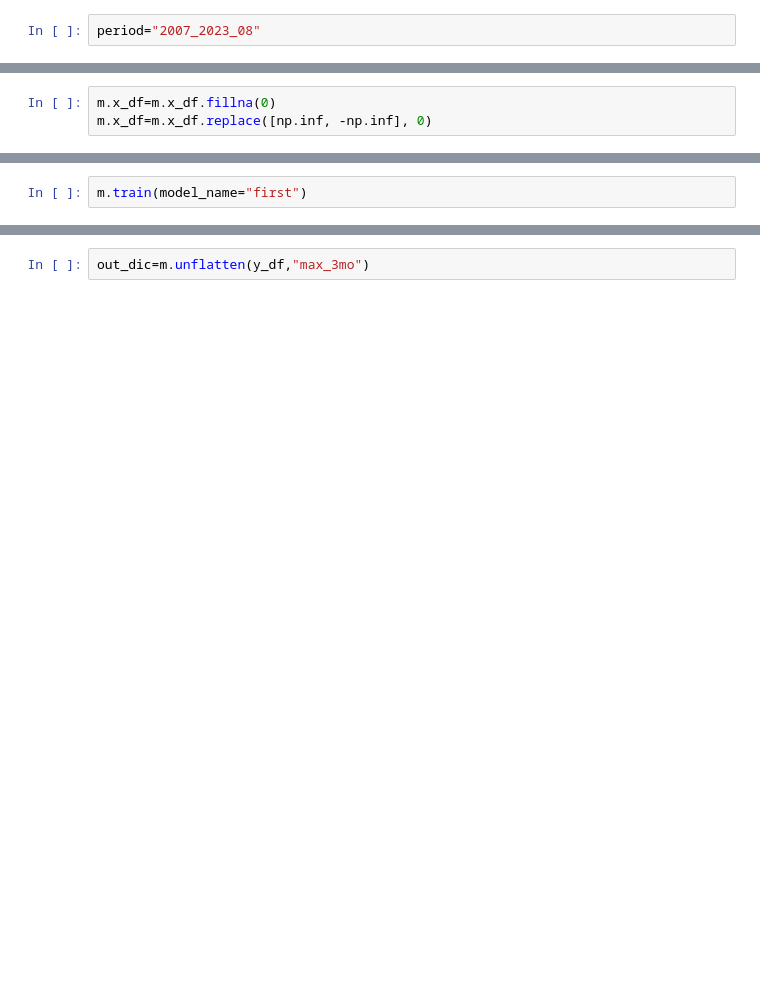
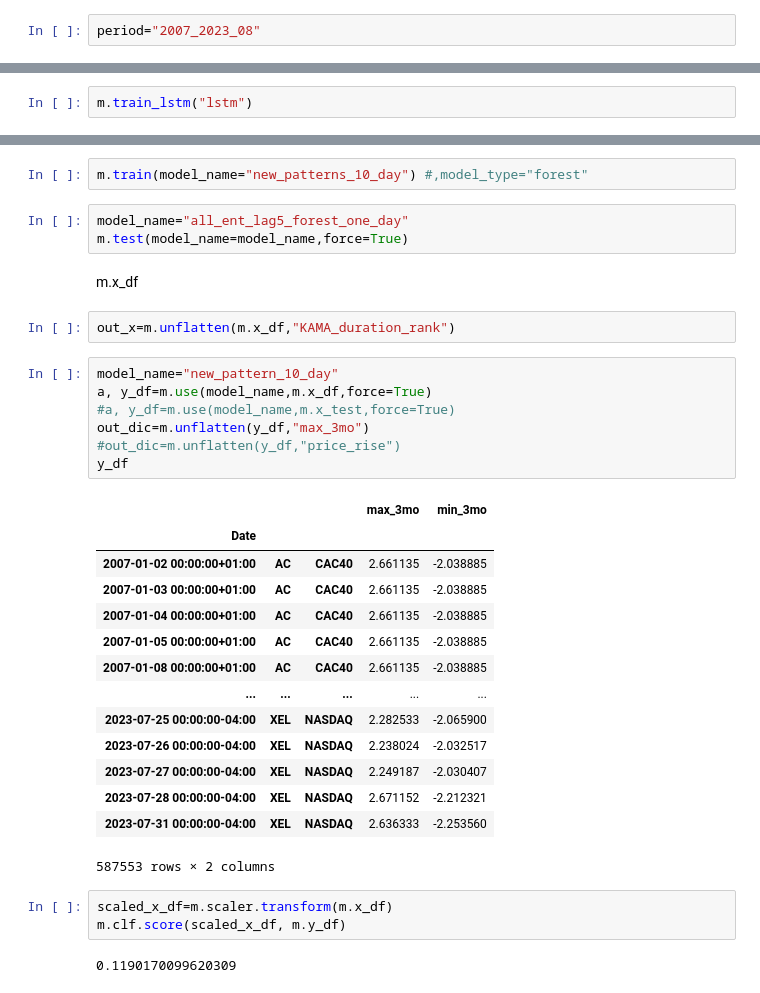
Before and after one commit to psemdel/py-trading-bot, a Jupyter notebook: py-trading-bot/jupyter_scripts/ml.ipynb, the cells around one changed output, grey strips where cells are left out. Cells and saved outputs as stored; diff of their text form; blank space fills up the shorter version.

```diff
--- a/py-trading-bot/jupyter_scripts/ml.ipynb
+++ b/py-trading-bot/jupyter_scripts/ml.ipynb
@@ -264,3 +468,0 @@ m.flatten
-# %%
-m.x_df=m.x_df.fillna(0)
-m.x_df=m.x_df.replace([np.inf, -np.inf], 0)
@@ -270,0 +469,2 @@ str
+# %%
+m.train_lstm("lstm")
@@ -277,2 +501,0 @@ m.save("first")
-# %%
-m.train(model_name="first")
@@ -294,3 +502,37 @@ a, y_df=m.use("first",m.x_df)
-# %%
-out_dic=m.unflatten(y_df,"max_3mo")
+# %%
+m.train(model_name="new_patterns_10_day") #,model_type="forest"
+# %%
+model_name="all_ent_lag5_forest_one_day"
+m.test(model_name=model_name,force=True)
+# %% [markdown]
+m.x_df
+# %%
+out_x=m.unflatten(m.x_df,"KAMA_duration_rank")
+# %%
+model_name="new_pattern_10_day"
+a, y_df=m.use(model_name,m.x_df,force=True)
+#a, y_df=m.use(model_name,m.x_test,force=True)
+out_dic=m.unflatten(y_df,"max_3mo")
+#out_dic=m.unflatten(y_df,"price_rise")
+y_df
+# %% [output]
+|  |  |  | max_3mo | min_3mo |
+| Date |  |  |  |  |
+| 2007-01-02 00:00:00+01:00 | AC | CAC40 | 2.661135 | -2.038885 |
+| 2007-01-03 00:00:00+01:00 | AC | CAC40 | 2.661135 | -2.038885 |
+| 2007-01-04 00:00:00+01:00 | AC | CAC40 | 2.661135 | -2.038885 |
+| 2007-01-05 00:00:00+01:00 | AC | CAC40 | 2.661135 | -2.038885 |
+| 2007-01-08 00:00:00+01:00 | AC | CAC40 | 2.661135 | -2.038885 |
+| ... | ... | ... | ... | ... |
+| 2023-07-25 00:00:00-04:00 | XEL | NASDAQ | 2.282533 | -2.065900 |
+| 2023-07-26 00:00:00-04:00 | XEL | NASDAQ | 2.238024 | -2.032517 |
+| 2023-07-27 00:00:00-04:00 | XEL | NASDAQ | 2.249187 | -2.030407 |
+| 2023-07-28 00:00:00-04:00 | XEL | NASDAQ | 2.671152 | -2.212321 |
+| 2023-07-31 00:00:00-04:00 | XEL | NASDAQ | 2.636333 | -2.253560 |
+587553 rows × 2 columns
+# %%
+scaled_x_df=m.scaler.transform(m.x_df)
+m.clf.score(scaled_x_df, m.y_df)
+# %% [output]
+0.1190170099620309
 # %%
```
Also changed, not shown: parts of 32 cells of this notebook, 7 other files.
